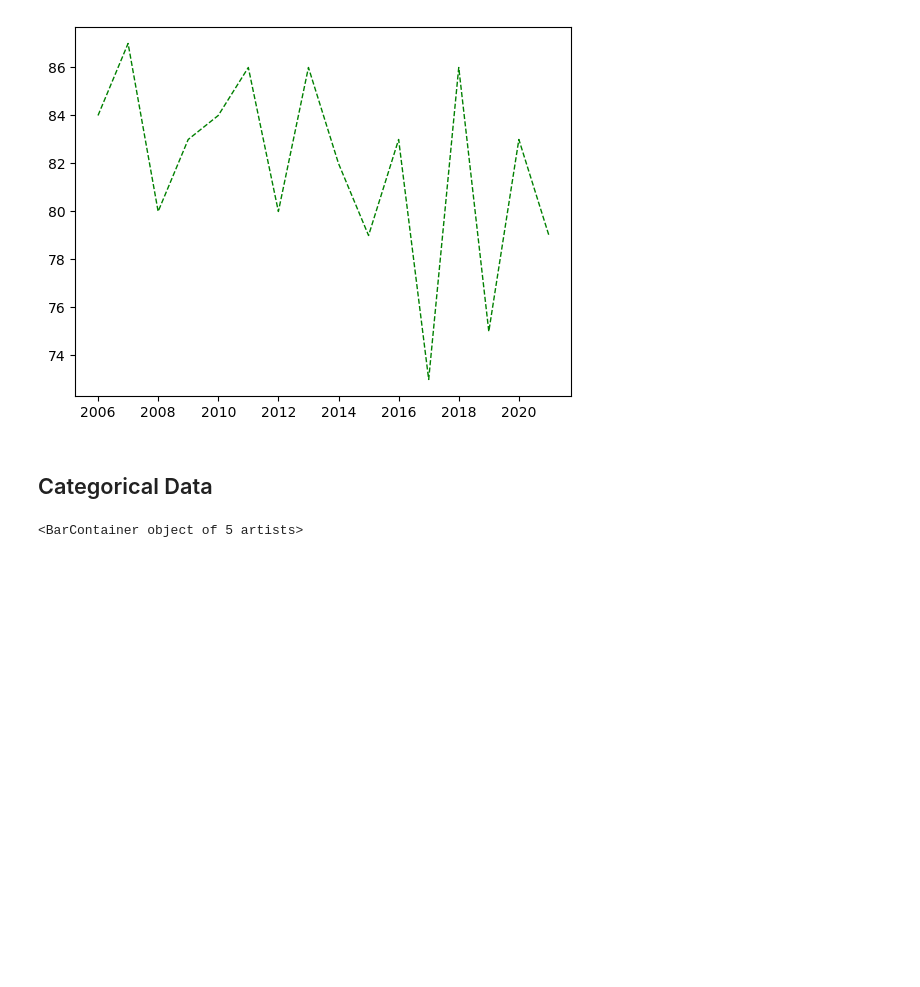
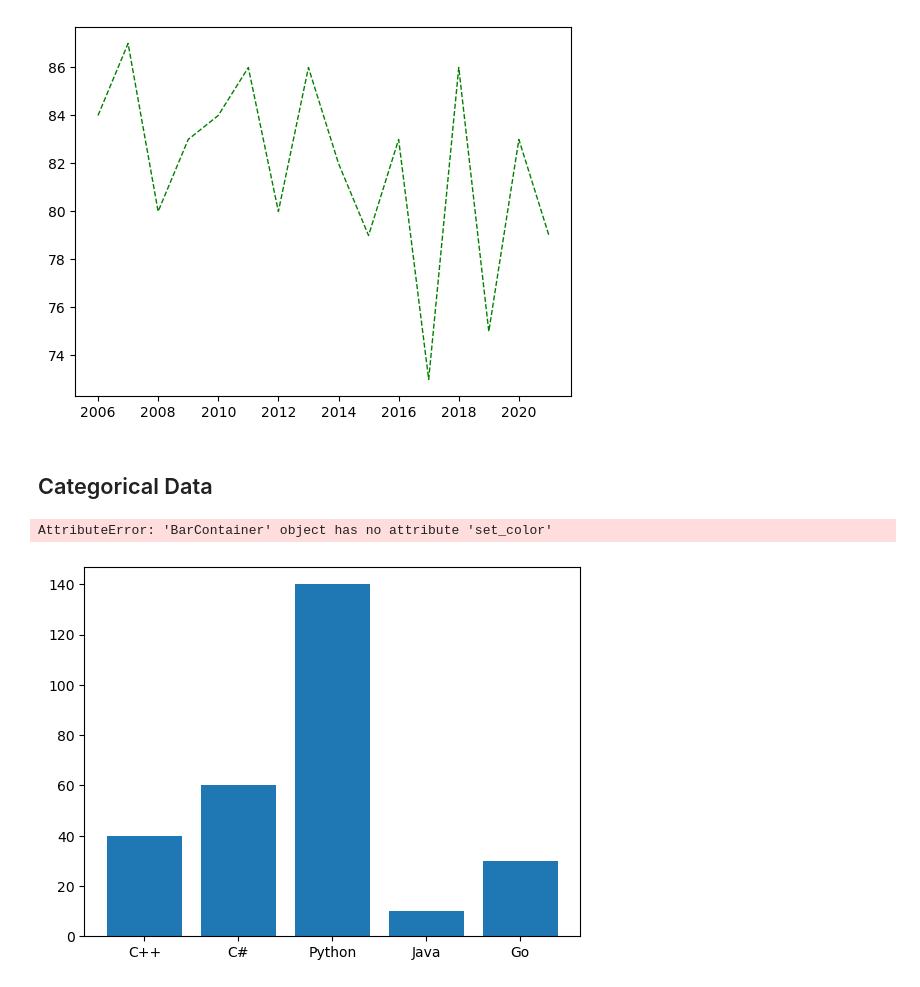
Before and after one commit to agordavidt/Data-Analytics_Course, a Jupyter notebook: python_data_analytics/matplotlib/02-matplotlib.ipynb, the cells around one changed output. Drawn from its saved outputs; the diff is of its cells as text; code cells hidden in the pictures; blank space fills up the shorter version.

```diff
--- a/python_data_analytics/matplotlib/02-matplotlib.ipynb
+++ b/python_data_analytics/matplotlib/02-matplotlib.ipynb
@@ -45,7 +45,9 @@ plt.show()
 # %%
 languages = ["C++", "C#", "Python", "Java", "Go"]
 votes = [40, 60, 140, 10, 30]
-
-plt.bar(languages, votes)
+bars = plt.bar(languages, votes)
+bars[2].set_color("green")
+plt.show()
 # %% [output]
-<BarContainer object of 5 artists>
+AttributeError: 'BarContainer' object has no attribute 'set_color'
+[figure, added]
```
Also changed, not shown: parts of 1 cell of this notebook.
